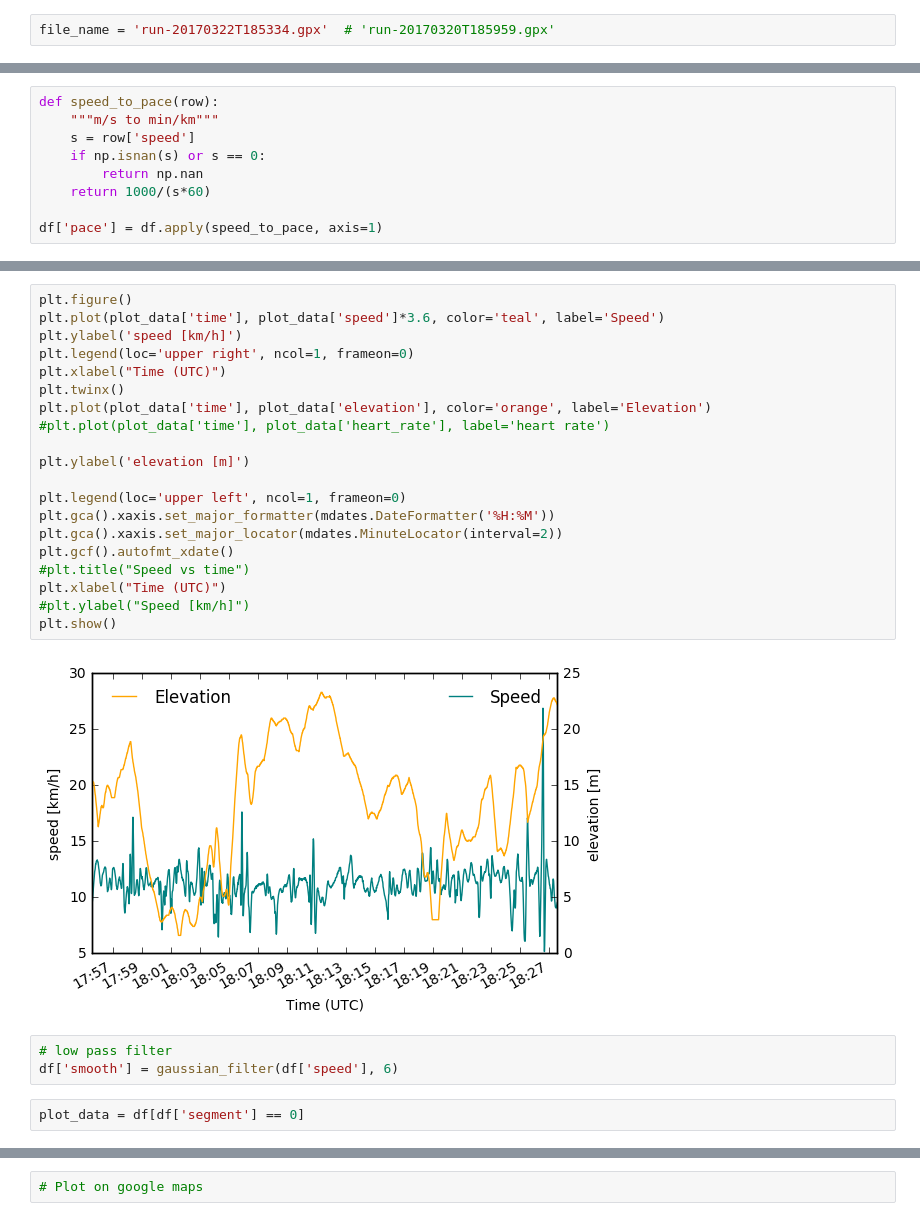
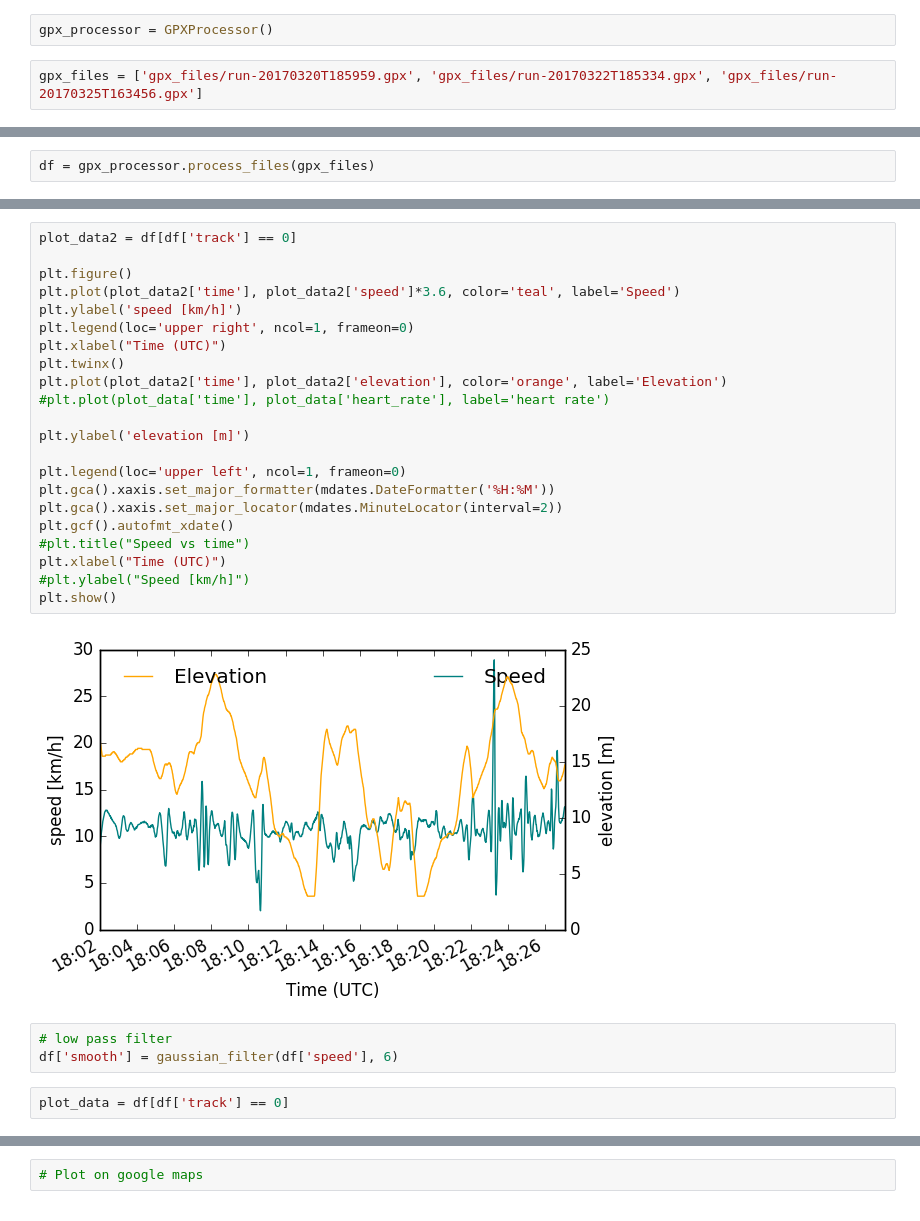
Before and after one commit to EvelineV/gpx-processing, a Jupyter notebook: runs gpx.ipynb, the cells around one changed output, grey strips where cells are left out. Drawn from its saved outputs; the diff is of its cells as text.

Commit message:
Rewrite notebook to use gpxprocessor class

```diff
--- a/runs gpx.ipynb
+++ b/runs gpx.ipynb
@@ -47,2 +20,4 @@ def gpx_to_dataframe(gpx_filename):
+# %%
+gpx_processor = GPXProcessor()
 # %%
-file_name = 'run-20170322T185334.gpx'  # 'run-20170320T185959.gpx'
+gpx_files = ['gpx_files/run-20170320T185959.gpx', 'gpx_files/run-20170322T185334.gpx', 'gpx_files/run-20170325T163456.gpx']
@@ -51,3 +24,5 @@ df = gpx_to_dataframe(file_name)  # 20170219_162947.gpx
+# %%
+df = gpx_processor.process_files(gpx_files)
 # %%
 print(df['segment'].max() + 1)
 print(df['track'].max() + 1)
@@ -57,12 +32,3 @@ print(df['track'].max() + 1)
-# %%
-def speed_to_pace(row):
-    """m/s to min/km"""
-    s = row['speed']
-    if np.isnan(s) or s == 0:
-        return np.nan
-    return 1000/(s*60)
-
-df['pace'] = df.apply(speed_to_pace, axis=1)
 # %%
 df.head()
 # %% [output]
@@ -125,30 +93,32 @@ plt.show()
 # %%
+plot_data2 = df[df['track'] == 0]
+
 plt.figure()
-plt.plot(plot_data['time'], plot_data['speed']*3.6, color='teal', label='Speed')
+plt.plot(plot_data2['time'], plot_data2['speed']*3.6, color='teal', label='Speed')
 plt.ylabel('speed [km/h]')
 plt.legend(loc='upper right', ncol=1, frameon=0)
 plt.xlabel("Time (UTC)")
 plt.twinx()
-plt.plot(plot_data['time'], plot_data['elevation'], color='orange', label='Elevation')
+plt.plot(plot_data2['time'], plot_data2['elevation'], color='orange', label='Elevation')
 #plt.plot(plot_data['time'], plot_data['heart_rate'], label='heart rate')
 
 plt.ylabel('elevation [m]')
 
 plt.legend(loc='upper left', ncol=1, frameon=0)
 plt.gca().xaxis.set_major_formatter(mdates.DateFormatter('%H:%M'))
 plt.gca().xaxis.set_major_locator(mdates.MinuteLocator(interval=2))
 plt.gcf().autofmt_xdate()
 #plt.title("Speed vs time")
 plt.xlabel("Time (UTC)")
 #plt.ylabel("Speed [km/h]")
 plt.show()
 # %% [output]
-[figure, old version]
+[figure, new version]
 # %%
 # low pass filter
 df['smooth'] = gaussian_filter(df['speed'], 6)
 # %%
-plot_data = df[df['segment'] == 0]
+plot_data = df[df['track'] == 0]
 # %%
 plt.figure(figsize=(15,5))
 plt.plot(plot_data['time'], 3.6 * plot_data['smooth'], 'g-', label='Smooth', linewidth=2)
```
Also changed, not shown: parts of 13 cells of this notebook.
